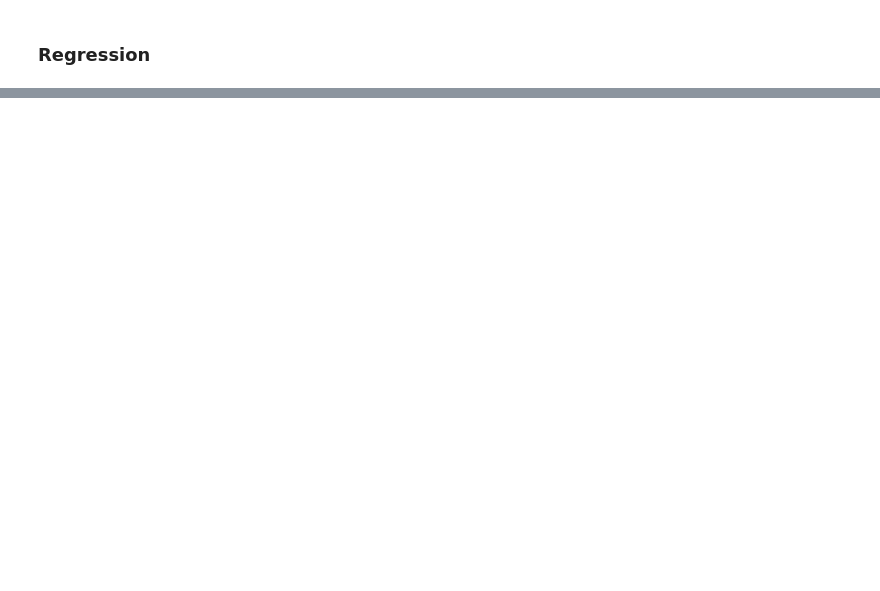
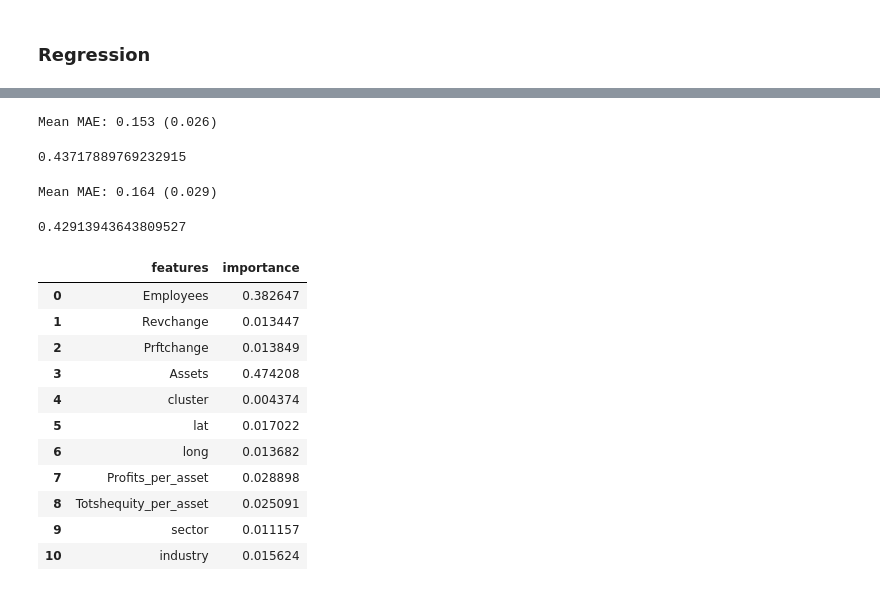
Before and after one commit to sourasen1011/Learning_From_Data, a Jupyter notebook: Fortune_500/new_file.ipynb, the cells around one changed output, grey strips where cells are left out. Cells and saved outputs as stored; diff of their text form; code cells hidden in the pictures; blank space fills up the shorter version.

```diff
--- a/Fortune_500/new_file.ipynb
+++ b/Fortune_500/new_file.ipynb
@@ -283,0 +559,61 @@ X_train.head(2)
+# %%
+# https://machinelearningmastery.com/xgboost-for-regression/
+model = XGBRegressor(n_estimators=500, max_depth=5, eta=0.05, subsample=0.7, colsample_bytree=0.5,random_state=SEED)
+
+# define model evaluation method
+cv = RepeatedKFold(n_splits=15, n_repeats=3, random_state=1)
+# evaluate model
+scores = cross_val_score(model, X_train_df, y_train_df, scoring='neg_mean_absolute_error', cv=cv, n_jobs=-1)
+
+# force scores to be positive
+scores = abs(scores)
+print('Mean MAE: %.3f (%.3f)' % (scores.mean(), scores.std()))
+# %% [output]
+Mean MAE: 0.153 (0.026)
+# %%
+model.fit(X_train_df, y_train_df, )
+# make a prediction
+yhat = model.predict(X_test_df)
+# %%
+mean_absolute_percentage_error(10**yhat , 10**y_test_df)
+# %% [output]
+0.43717889769232915
+# %%
+# https://machinelearningmastery.com/xgboost-for-regression/
+model = RandomForestRegressor(n_estimators=100, criterion='squared_error', max_depth=5, min_samples_split=2, min_samples_leaf=1,
+min_weight_fraction_leaf=0.0, max_features=1.0, max_leaf_nodes=None, min_impurity_decrease=0.0, bootstrap=True, oob_score=False,
+n_jobs=-1, warm_start=False, ccp_alpha=0.0, max_samples=None,random_state=SEED)
+
+# define model evaluation method
+cv = RepeatedKFold(n_splits=15, n_repeats=3, random_state=1)
+# evaluate model
+scores = cross_val_score(model, X_train_df, y_train_df, scoring='neg_mean_absolute_error', cv=cv, n_jobs=-1)
+
+# force scores to be positive
+scores = abs(scores)
+print('Mean MAE: %.3f (%.3f)' % (scores.mean(), scores.std()))
+# %% [output]
+Mean MAE: 0.164 (0.029)
+# %%
+model.fit(X_train_df, y_train_df, )
+# make a prediction
+yhat = model.predict(X_test_df)
+
+mean_absolute_percentage_error(10**yhat , 10**y_test_df)
+# %% [output]
+0.42913943643809527
+# %%
+pd.DataFrame(list(zip(X_train_df.columns , model.feature_importances_)), columns = ['features','importance'])
+# %% [output]
+|  | features | importance |
+| 0 | Employees | 0.382647 |
+| 1 | Revchange | 0.013447 |
+| 2 | Prftchange | 0.013849 |
+| 3 | Assets | 0.474208 |
+| 4 | cluster | 0.004374 |
+| 5 | lat | 0.017022 |
+| 6 | long | 0.013682 |
+| 7 | Profits_per_asset | 0.028898 |
+| 8 | Totshequity_per_asset | 0.025091 |
+| 9 | sector | 0.011157 |
+| 10 | industry | 0.015624 |
```
Also changed, not shown: parts of 47 cells of this notebook, 1 other file.
